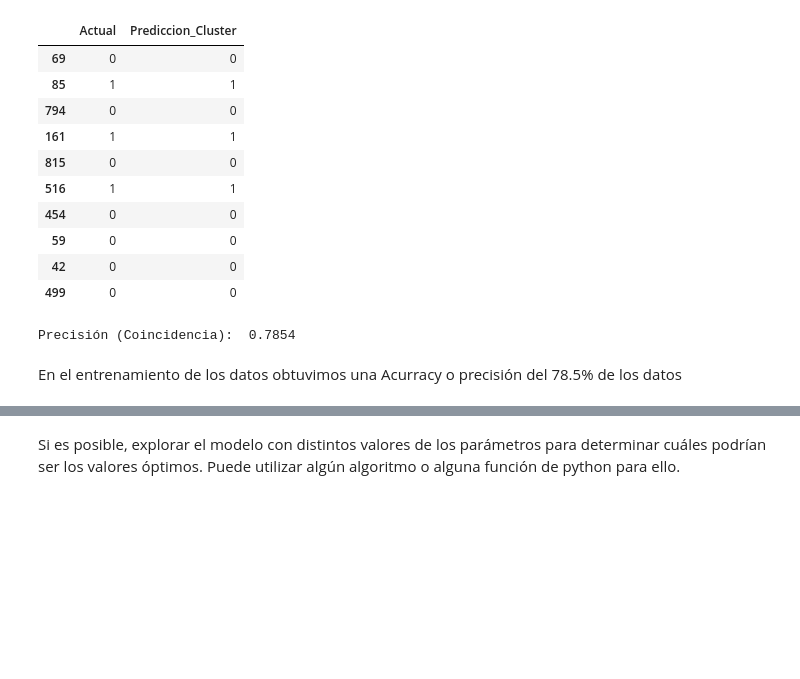
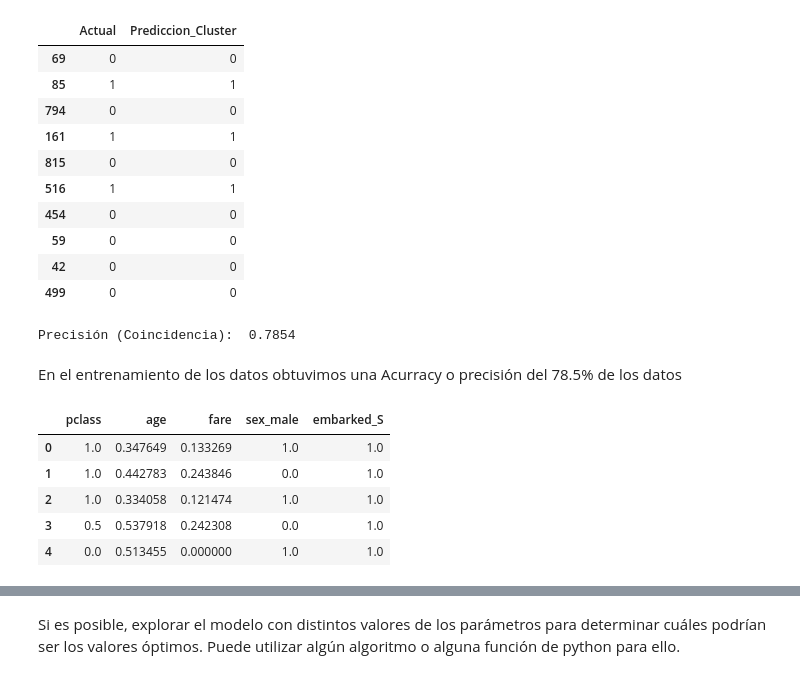
Before and after one commit to ivancepedagomez-sys/Proyecto_Titanic, a Jupyter notebook: Titanic_Project.ipynb, the cells around one changed output, grey strips where cells are left out. Saved outputs shown, nothing was run; the diff lists cells and outputs as text; code cells hidden in the pictures; blank space fills up the shorter version.

```diff
--- a/Titanic_Project.ipynb
+++ b/Titanic_Project.ipynb
@@ -2045,4 +2036,13 @@ print(f"Precisión (Coincidencia): {acc: .4f}")
 Precisión (Coincidencia):  0.7854
 # %% [markdown]
 En el entrenamiento de los datos obtuvimos una Acurracy o precisión del 78.5% de los datos
+# %%
+display(X_train_Kmeans.head())
+# %% [output]
+|  | pclass | age | fare | sex_male | embarked_S |
+| 0 | 1.0 | 0.347649 | 0.133269 | 1.0 | 1.0 |
+| 1 | 1.0 | 0.442783 | 0.243846 | 0.0 | 1.0 |
+| 2 | 1.0 | 0.334058 | 0.121474 | 1.0 | 1.0 |
+| 3 | 0.5 | 0.537918 | 0.242308 | 0.0 | 1.0 |
+| 4 | 0.0 | 0.513455 | 0.000000 | 1.0 | 1.0 |
 # %%
```
Also changed, not shown: parts of 18 cells of this notebook.
